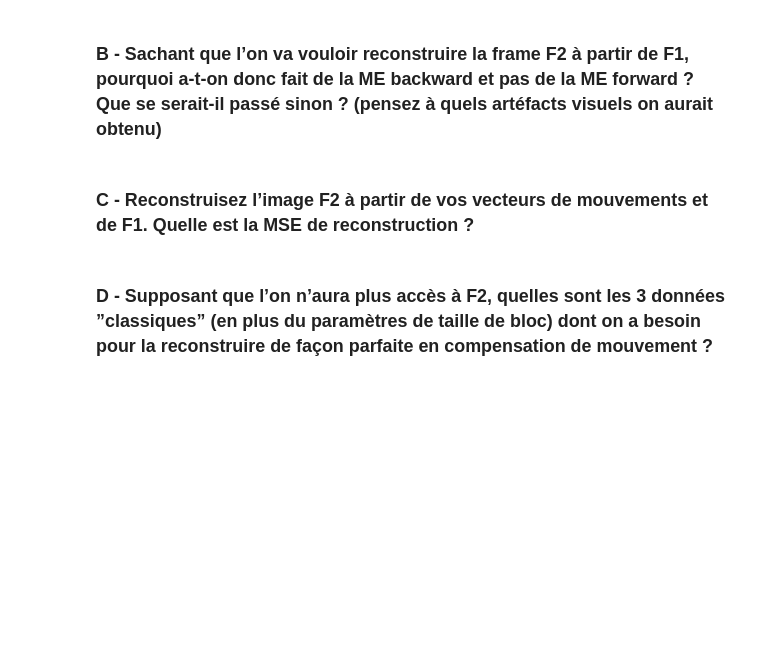
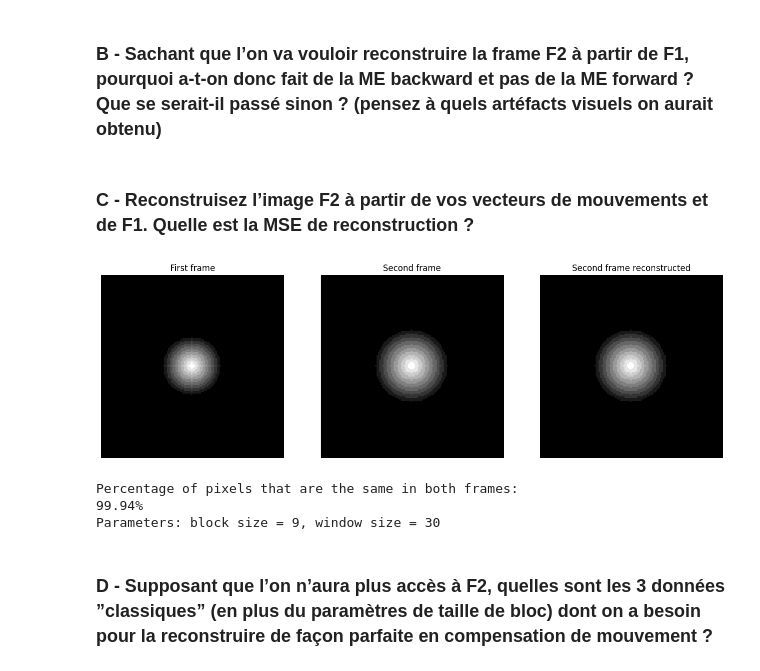
Before and after one commit to sinansoulier/VideoProcessing, a Jupyter notebook: TP2/motion_compensation.ipynb, the cells around one changed output. Drawn from its saved outputs; the diff is of its cells as text; code cells hidden in the pictures; blank space fills up the shorter version.

```diff
--- a/TP2/motion_compensation.ipynb
+++ b/TP2/motion_compensation.ipynb
@@ -48,6 +164,25 @@ Au TP1, vous avez r ́ealis ́e de l’estimation de mouvement de type forward p
 ### B - Sachant que l’on va vouloir reconstruire la frame F2 à partir de F1, pourquoi a-t-on donc fait de la ME backward et pas de la ME forward ? Que se serait-il passé sinon ? (pensez à quels artéfacts visuels on aurait obtenu)
 # %% [markdown]
 ### C - Reconstruisez l’image F2 à partir de vos vecteurs de mouvements et de F1. Quelle est la MSE de reconstruction ?
+# %%
+# Reconstruction of the second frame using the motion vectors and the first frame
+pic2_reconstructed = np.zeros(pic2.shape)
+for i in range(len(moving_blocks_x)):
+    x = moving_blocks_x[i]
+    y = moving_blocks_y[i]
+    pic2_reconstructed[x:x+BLOCK_SIZE, y:y+BLOCK_SIZE] = pic1[x+v_x[i]:x+v_x[i]+BLOCK_SIZE, y+v_y[i]:y+v_y[i]+BLOCK_SIZE]
+# Display the reconstructed frame
+
+display_images(np.array([pic1, pic2, pic2_reconstructed]), titles=['First frame', 'Second frame', 'Second frame reconstructed'])
+
+# Percentage of pixels that are the same in both frames
+print(f'Percentage of pixels that are the same in both frames:\n{np.sum(np.square(pic2 - pic2_reconstructed) < 1e-3) / (pic2.shape[0] ** 2) * 100:.2f}%')
+print(f'Parameters: block size = {BLOCK_SIZE}, window size = {WINDOW_SIZE}')
+# %% [output]
+[figure, added]
+Percentage of pixels that are the same in both frames:
+99.94%
+Parameters: block size = 9, window size = 30
 # %% [markdown]
 ### D - Supposant que l’on n’aura plus accès à F2, quelles sont les 3 données ”classiques” (en plus du paramètres de taille de bloc) dont on a besoin pour la reconstruire de façon parfaite en compensation de mouvement ?
 # %% [markdown]
```
Also changed, not shown: parts of 6 cells of this notebook.
